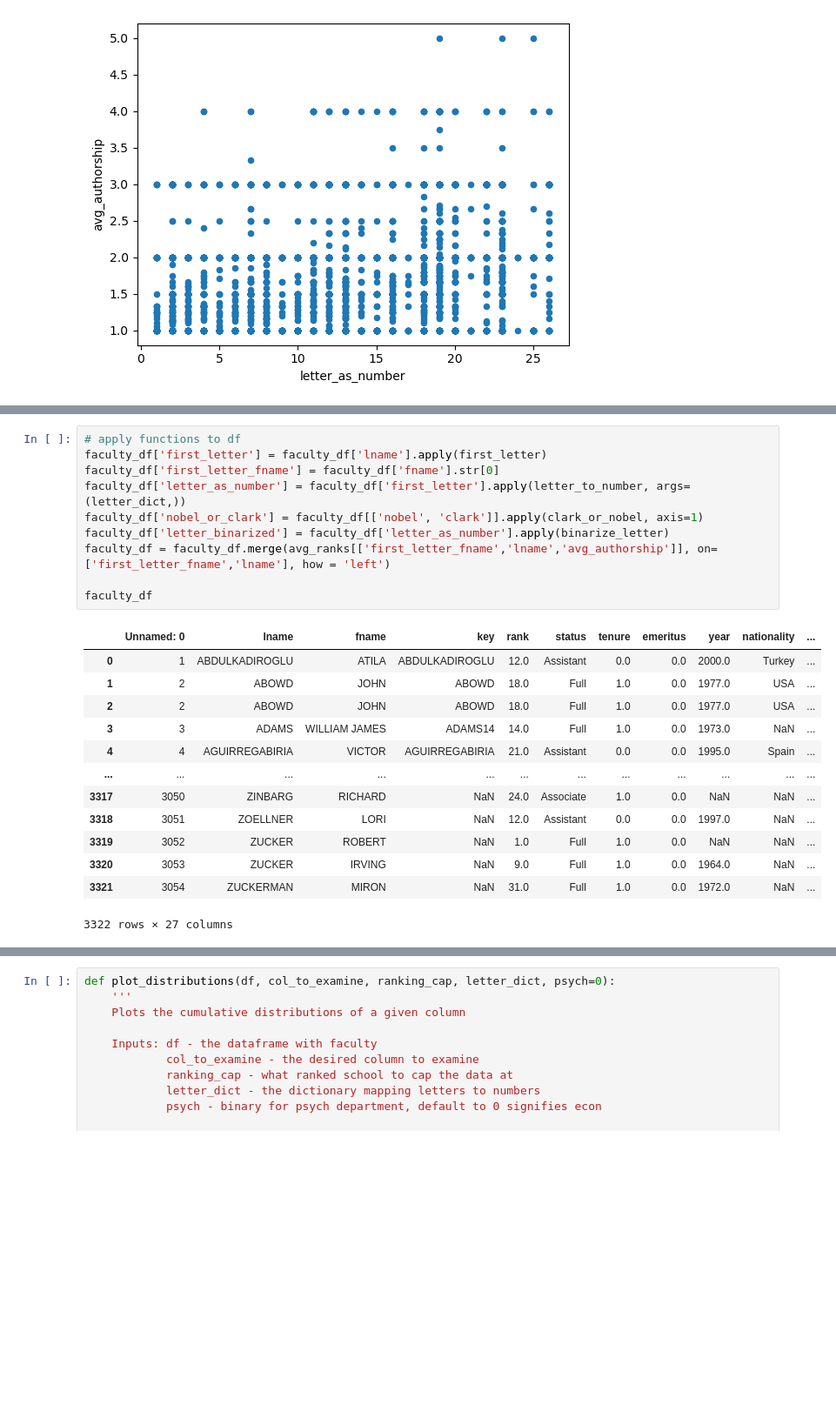
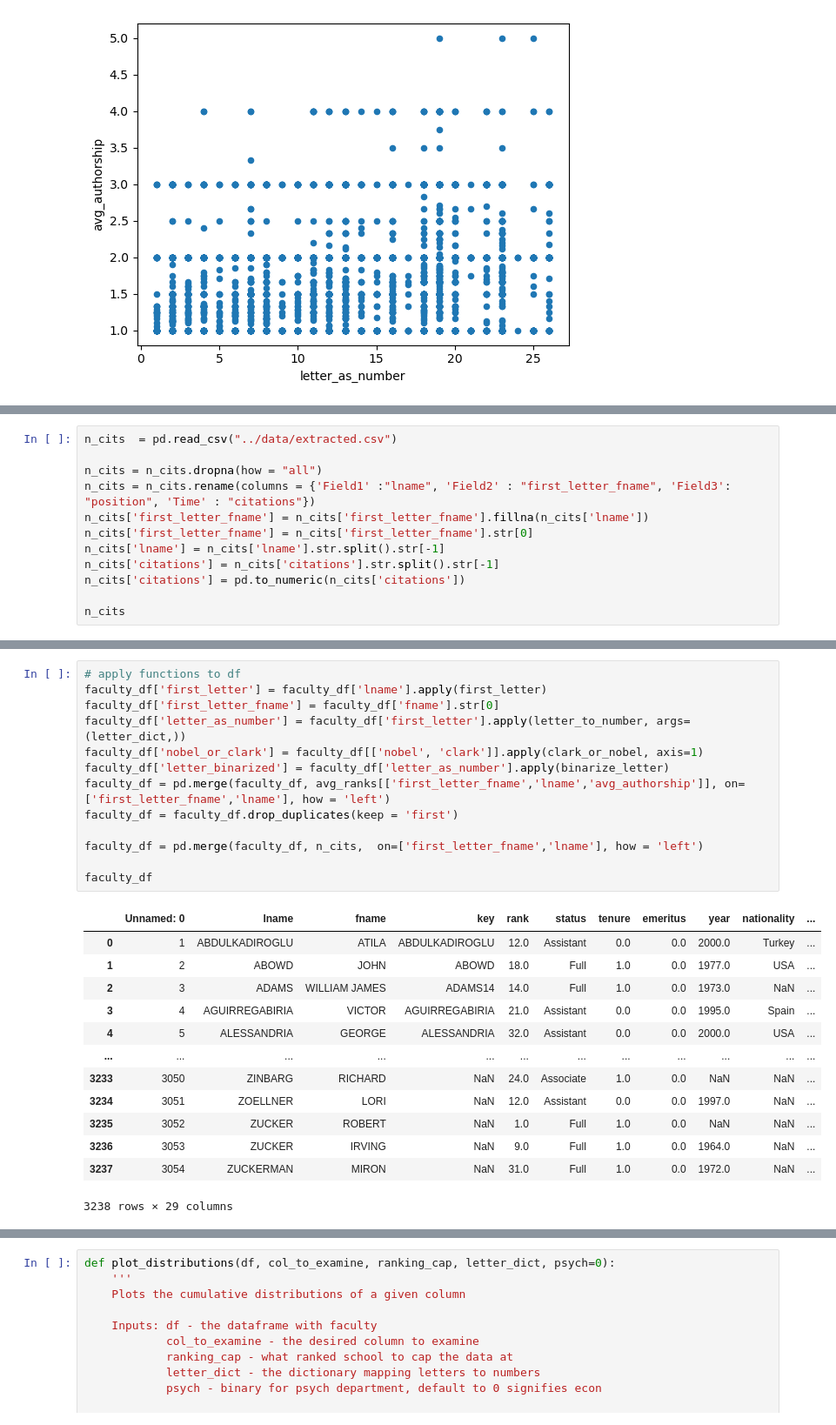
Before and after one commit to silva-cole/ecma31350-final-project, a Jupyter notebook: code/Initial Analysis.ipynb, the cells around one changed output, grey strips where cells are left out. Shown at 87% size. Saved outputs shown, nothing was run; the diff lists cells and outputs as text; blank space fills up the shorter version.

Commit message:
adds code to clean the scraped data

```diff
--- a/code/Initial Analysis.ipynb
+++ b/code/Initial Analysis.ipynb
@@ -186,0 +187,12 @@ avg_ranks
+# %%
+n_cits  = pd.read_csv("../data/extracted.csv")
+
+n_cits = n_cits.dropna(how = "all")
+n_cits = n_cits.rename(columns = {'Field1' :"lname", 'Field2' : "first_letter_fname", 'Field3': "position", 'Time' : "citations"})
+n_cits['first_letter_fname'] = n_cits['first_letter_fname'].fillna(n_cits['lname'])
+n_cits['first_letter_fname'] = n_cits['first_letter_fname'].str[0]
+n_cits['lname'] = n_cits['lname'].str.split().str[-1]
+n_cits['citations'] = n_cits['citations'].str.split().str[-1]
+n_cits['citations'] = pd.to_numeric(n_cits['citations'])
+
+n_cits
@@ -187,24 +213,27 @@ avg_ranks
 # %%
 # apply functions to df
 faculty_df['first_letter'] = faculty_df['lname'].apply(first_letter)
 faculty_df['first_letter_fname'] = faculty_df['fname'].str[0]
 faculty_df['letter_as_number'] = faculty_df['first_letter'].apply(letter_to_number, args=(letter_dict,))
 faculty_df['nobel_or_clark'] = faculty_df[['nobel', 'clark']].apply(clark_or_nobel, axis=1)
 faculty_df['letter_binarized'] = faculty_df['letter_as_number'].apply(binarize_letter)
-faculty_df = faculty_df.merge(avg_ranks[['first_letter_fname','lname','avg_authorship']], on=['first_letter_fname','lname'], how = 'left')
+faculty_df = pd.merge(faculty_df, avg_ranks[['first_letter_fname','lname','avg_authorship']], on=['first_letter_fname','lname'], how = 'left')
+faculty_df = faculty_df.drop_duplicates(keep = 'first')
+
+faculty_df = pd.merge(faculty_df, n_cits,  on=['first_letter_fname','lname'], how = 'left')
 
 faculty_df
 # %% [output]
 |  | Unnamed: 0 | lname | fname | key | rank | status | tenure | emeritus | year | nationality | ... |
 | 0 | 1 | ABDULKADIROGLU | ATILA | ABDULKADIROGLU | 12.0 | Assistant | 0.0 | 0.0 | 2000.0 | Turkey | ... |
 | 1 | 2 | ABOWD | JOHN | ABOWD | 18.0 | Full | 1.0 | 0.0 | 1977.0 | USA | ... |
-| 2 | 2 | ABOWD | JOHN | ABOWD | 18.0 | Full | 1.0 | 0.0 | 1977.0 | USA | ... |
-| 3 | 3 | ADAMS | WILLIAM JAMES | ADAMS14 | 14.0 | Full | 1.0 | 0.0 | 1973.0 | NaN | ... |
-| 4 | 4 | AGUIRREGABIRIA | VICTOR | AGUIRREGABIRIA | 21.0 | Assistant | 0.0 | 0.0 | 1995.0 | Spain | ... |
+| 2 | 3 | ADAMS | WILLIAM JAMES | ADAMS14 | 14.0 | Full | 1.0 | 0.0 | 1973.0 | NaN | ... |
+| 3 | 4 | AGUIRREGABIRIA | VICTOR | AGUIRREGABIRIA | 21.0 | Assistant | 0.0 | 0.0 | 1995.0 | Spain | ... |
+| 4 | 5 | ALESSANDRIA | GEORGE | ALESSANDRIA | 32.0 | Assistant | 0.0 | 0.0 | 2000.0 | USA | ... |
 | ... | ... | ... | ... | ... | ... | ... | ... | ... | ... | ... | ... |
-| 3317 | 3050 | ZINBARG | RICHARD | NaN | 24.0 | Associate | 1.0 | 0.0 | NaN | NaN | ... |
-| 3318 | 3051 | ZOELLNER | LORI | NaN | 12.0 | Assistant | 0.0 | 0.0 | 1997.0 | NaN | ... |
-| 3319 | 3052 | ZUCKER | ROBERT | NaN | 1.0 | Full | 1.0 | 0.0 | NaN | NaN | ... |
-| 3320 | 3053 | ZUCKER | IRVING | NaN | 9.0 | Full | 1.0 | 0.0 | 1964.0 | NaN | ... |
-| 3321 | 3054 | ZUCKERMAN | MIRON | NaN | 31.0 | Full | 1.0 | 0.0 | 1972.0 | NaN | ... |
+| 3233 | 3050 | ZINBARG | RICHARD | NaN | 24.0 | Associate | 1.0 | 0.0 | NaN | NaN | ... |
+| 3234 | 3051 | ZOELLNER | LORI | NaN | 12.0 | Assistant | 0.0 | 0.0 | 1997.0 | NaN | ... |
+| 3235 | 3052 | ZUCKER | ROBERT | NaN | 1.0 | Full | 1.0 | 0.0 | NaN | NaN | ... |
+| 3236 | 3053 | ZUCKER | IRVING | NaN | 9.0 | Full | 1.0 | 0.0 | 1964.0 | NaN | ... |
+| 3237 | 3054 | ZUCKERMAN | MIRON | NaN | 31.0 | Full | 1.0 | 0.0 | 1972.0 | NaN | ... |
-3322 rows × 27 columns
+3238 rows × 29 columns
```
Also changed, not shown: parts of 6 cells of this notebook, 2 other files.
